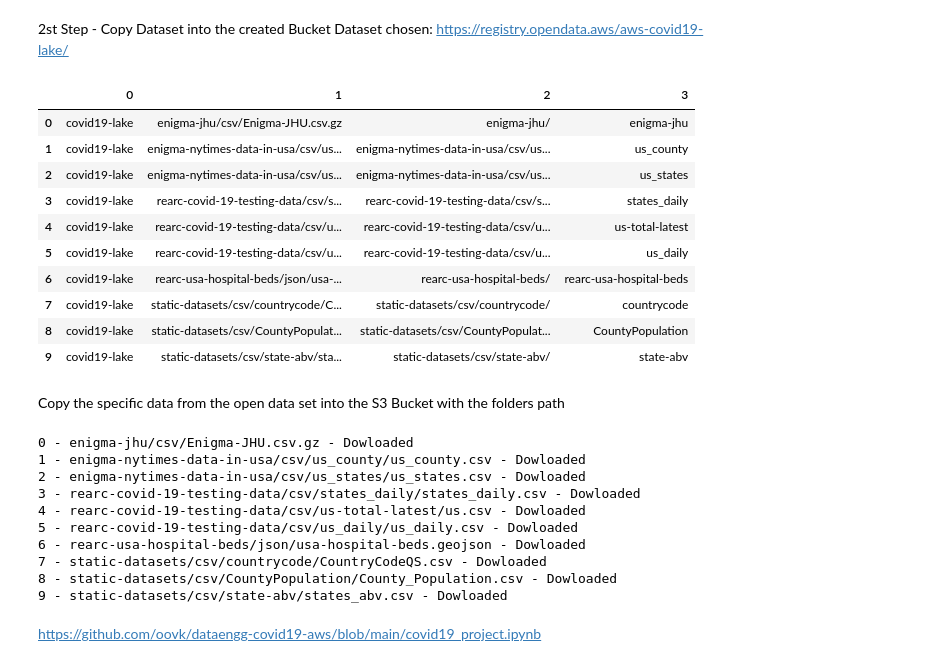
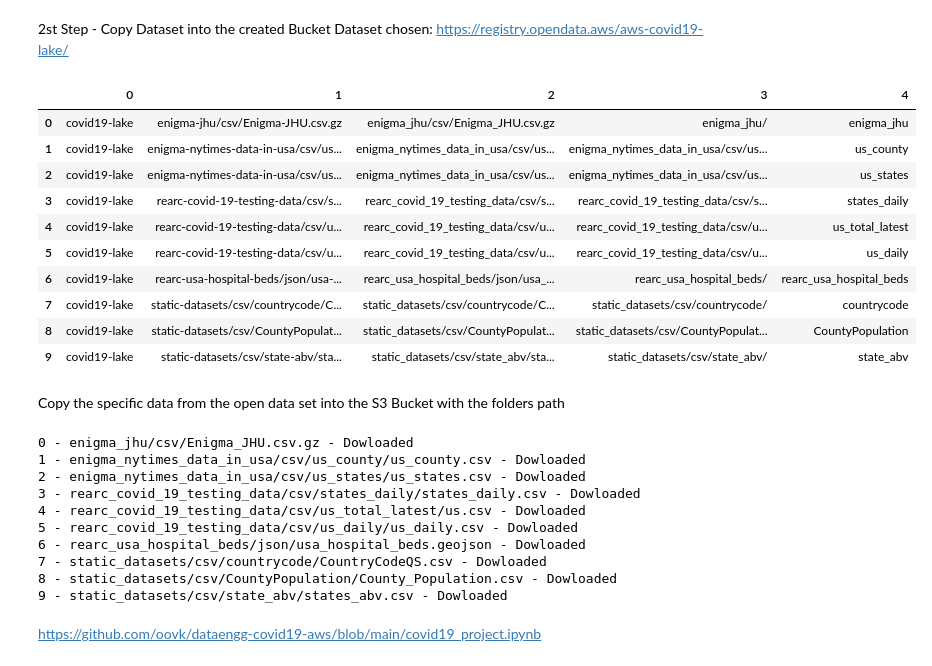
Before and after one commit to Hfelipini/3---ETL-Pipeline-on-AWS-Cloud, a Jupyter notebook: Covid-19 - End to End Project.ipynb, the cells around one changed output. Drawn from its saved outputs; the diff is of its cells as text; code cells hidden in the pictures.

```diff
--- a/Covid-19 - End to End Project.ipynb
+++ b/Covid-19 - End to End Project.ipynb
@@ -73,20 +64,20 @@ None
 2st Step - Copy Dataset into the created Bucket
 Dataset chosen: https://registry.opendata.aws/aws-covid19-lake/
 # %%
-InfosToCopy = pd.read_csv('dataInfosCopy.csv', delimiter=";", header=None)
+InfosToCopy = pd.read_csv('dataInfosCopy2.csv', delimiter=";", header=None)
 InfosToCopy.head(10)
 # %% [output]
-|  | 0 | 1 | 2 | 3 |
-| 0 | covid19-lake | enigma-jhu/csv/Enigma-JHU.csv.gz | enigma-jhu/ | enigma-jhu |
-| 1 | covid19-lake | enigma-nytimes-data-in-usa/csv/us... | enigma-nytimes-data-in-usa/csv/us... | us_county |
-| 2 | covid19-lake | enigma-nytimes-data-in-usa/csv/us... | enigma-nytimes-data-in-usa/csv/us... | us_states |
-| 3 | covid19-lake | rearc-covid-19-testing-data/csv/s... | rearc-covid-19-testing-data/csv/s... | states_daily |
-| 4 | covid19-lake | rearc-covid-19-testing-data/csv/u... | rearc-covid-19-testing-data/csv/u... | us-total-latest |
-| 5 | covid19-lake | rearc-covid-19-testing-data/csv/u... | rearc-covid-19-testing-data/csv/u... | us_daily |
-| 6 | covid19-lake | rearc-usa-hospital-beds/json/usa-... | rearc-usa-hospital-beds/ | rearc-usa-hospital-beds |
-| 7 | covid19-lake | static-datasets/csv/countrycode/C... | static-datasets/csv/countrycode/ | countrycode |
-| 8 | covid19-lake | static-datasets/csv/CountyPopulat... | static-datasets/csv/CountyPopulat... | CountyPopulation |
-| 9 | covid19-lake | static-datasets/csv/state-abv/sta... | static-datasets/csv/state-abv/ | state-abv |
+|  | 0 | 1 | 2 | 3 | 4 |
+| 0 | covid19-lake | enigma-jhu/csv/Enigma-JHU.csv.gz | enigma_jhu/csv/Enigma_JHU.csv.gz | enigma_jhu/ | enigma_jhu |
+| 1 | covid19-lake | enigma-nytimes-data-in-usa/csv/us... | enigma_nytimes_data_in_usa/csv/us... | enigma_nytimes_data_in_usa/csv/us... | us_county |
+| 2 | covid19-lake | enigma-nytimes-data-in-usa/csv/us... | enigma_nytimes_data_in_usa/csv/us... | enigma_nytimes_data_in_usa/csv/us... | us_states |
+| 3 | covid19-lake | rearc-covid-19-testing-data/csv/s... | rearc_covid_19_testing_data/csv/s... | rearc_covid_19_testing_data/csv/s... | states_daily |
+| 4 | covid19-lake | rearc-covid-19-testing-data/csv/u... | rearc_covid_19_testing_data/csv/u... | rearc_covid_19_testing_data/csv/u... | us_total_latest |
+| 5 | covid19-lake | rearc-covid-19-testing-data/csv/u... | rearc_covid_19_testing_data/csv/u... | rearc_covid_19_testing_data/csv/u... | us_daily |
+| 6 | covid19-lake | rearc-usa-hospital-beds/json/usa-... | rearc_usa_hospital_beds/json/usa_... | rearc_usa_hospital_beds/ | rearc_usa_hospital_beds |
+| 7 | covid19-lake | static-datasets/csv/countrycode/C... | static_datasets/csv/countrycode/C... | static_datasets/csv/countrycode/ | countrycode |
+| 8 | covid19-lake | static-datasets/csv/CountyPopulat... | static_datasets/csv/CountyPopulat... | static_datasets/csv/CountyPopulat... | CountyPopulation |
+| 9 | covid19-lake | static-datasets/csv/state-abv/sta... | static_datasets/csv/state_abv/sta... | static_datasets/csv/state_abv/ | state_abv |
 # %% [markdown]
 Copy the specific data from the open data set into the S3 Bucket with the folders path
 # %%
@@ -95,19 +86,21 @@ s3_resource = boto3.resource('s3',
                 aws_secret_access_key=AWS_SECRET)
 
 for position in range(len(InfosToCopy)):
-    s3_resource.Bucket(S3_BUCKET_NAME).copy({"Bucket": InfosToCopy.iat[position,0], "Key": InfosToCopy.iat[position,1]}, InfosToCopy.iat[position,1])
-    print(position, "-", InfosToCopy.iat[position,1], "- Dowloaded")
+    s3_resource.Bucket(S3_BUCKET_NAME).copy({"Bucket": InfosToCopy.iat[position,0], "Key": InfosToCopy.iat[position,1]}, InfosToCopy.iat[position,2])
+    print(position, "-", InfosToCopy.iat[position,2], "- Dowloaded")
+    #s3_resource.Bucket(S3_BUCKET_NAME).copy({"Bucket": InfosToCopy.iat[position,0], "Key": InfosToCopy.iat[position,1]}, InfosToCopy.iat[position,1])
+    #print(position, "-", InfosToCopy.iat[position,1], "- Dowloaded")
 # %% [output]
-0 - enigma-jhu/csv/Enigma-JHU.csv.gz - Dowloaded
-1 - enigma-nytimes-data-in-usa/csv/us_county/us_county.csv - Dowloaded
-2 - enigma-nytimes-data-in-usa/csv/us_states/us_states.csv - Dowloaded
-3 - rearc-covid-19-testing-data/csv/states_daily/states_daily.csv - Dowloaded
-4 - rearc-covid-19-testing-data/csv/us-total-latest/us.csv - Dowloaded
-5 - rearc-covid-19-testing-data/csv/us_daily/us_daily.csv - Dowloaded
-6 - rearc-usa-hospital-beds/json/usa-hospital-beds.geojson - Dowloaded
-7 - static-datasets/csv/countrycode/CountryCodeQS.csv - Dowloaded
-8 - static-datasets/csv/CountyPopulation/County_Population.csv - Dowloaded
-9 - static-datasets/csv/state-abv/states_abv.csv - Dowloaded
+0 - enigma_jhu/csv/Enigma_JHU.csv.gz - Dowloaded
+1 - enigma_nytimes_data_in_usa/csv/us_county/us_county.csv - Dowloaded
+2 - enigma_nytimes_data_in_usa/csv/us_states/us_states.csv - Dowloaded
+3 - rearc_covid_19_testing_data/csv/states_daily/states_daily.csv - Dowloaded
+4 - rearc_covid_19_testing_data/csv/us_total_latest/us.csv - Dowloaded
+5 - rearc_covid_19_testing_data/csv/us_daily/us_daily.csv - Dowloaded
+6 - rearc_usa_hospital_beds/json/usa_hospital_beds.geojson - Dowloaded
+7 - static_datasets/csv/countrycode/CountryCodeQS.csv - Dowloaded
+8 - static_datasets/csv/CountyPopulation/County_Population.csv - Dowloaded
+9 - static_datasets/csv/state_abv/states_abv.csv - Dowloaded
 # %% [markdown]
 https://github.com/oovk/dataengg-covid19-aws/blob/main/covid19_project.ipynb
 # %% [markdown]
```
Also changed, not shown: parts of 24 cells of this notebook, 6 other files.
